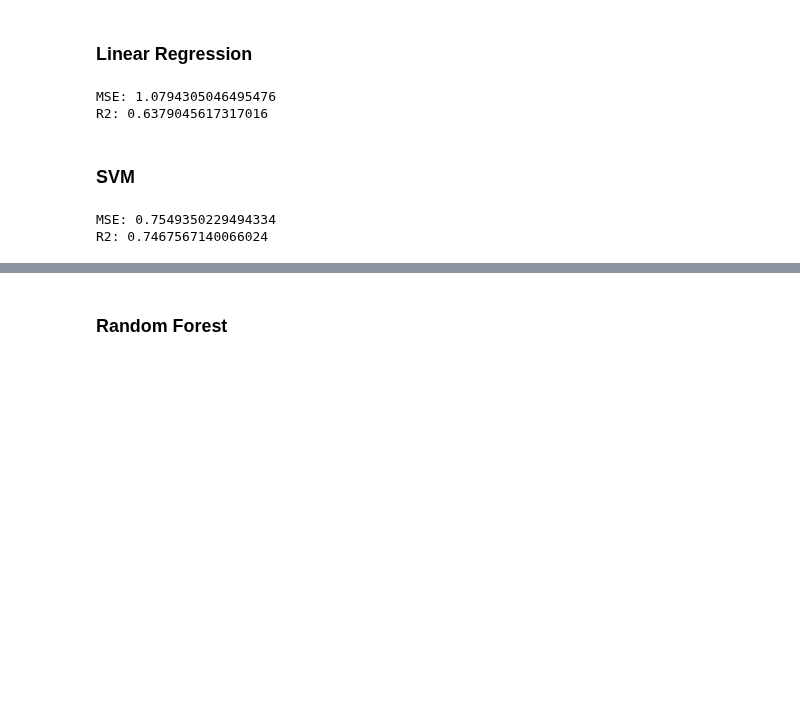
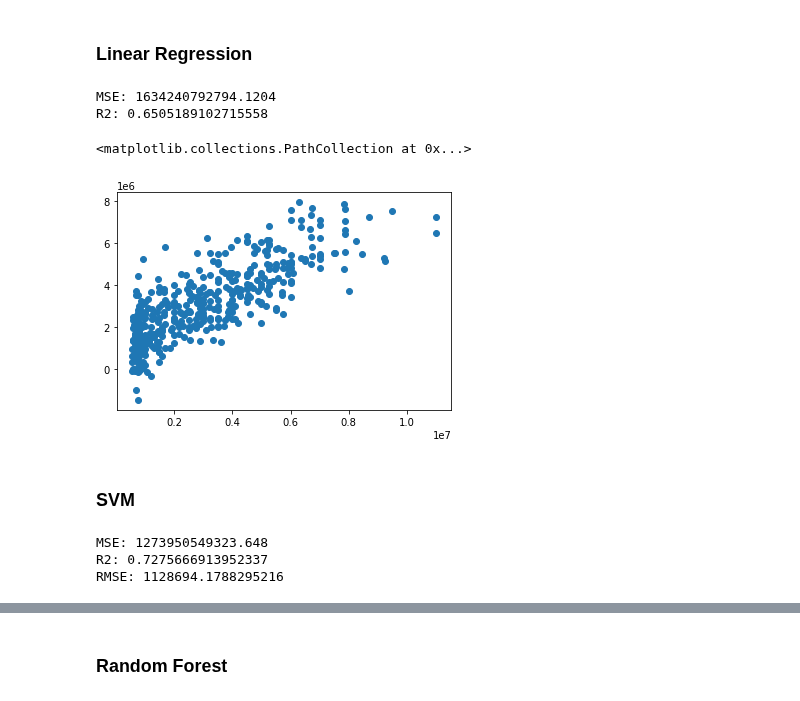
Before and after one commit to lukekerwin/DS-320_Project, a Jupyter notebook: Machine Learning/ML.ipynb, the cells around one changed output, grey strips where cells are left out. Saved outputs shown, nothing was run; the diff lists cells and outputs as text; code cells hidden in the pictures; blank space fills up the shorter version.

```diff
--- a/Machine Learning/ML.ipynb
+++ b/Machine Learning/ML.ipynb
@@ -72,6 +96,6 @@ memory usage: 380.1+ KB
 # %%
 # Remove useless variables
-df = df.drop(columns=(['Rk', 'Player']))
+df = df.drop(columns=(['Rk', 'Player', 'Total Value', 'Term']))
 
 # y = df.Term
 # %% [markdown]
@@ -195,8 +219,8 @@ Train all prevalence(n = 2128):2.379
 # %%
-X_train = df_train.drop('Term', axis=1)
-y_train = df_train['Term']
-X_val = df_valid.drop('Term', axis=1)
-y_val = df_valid['Term']
+X_train = df_train.drop('AAV', axis=1)
+y_train = df_train['AAV']
+X_val = df_valid.drop('AAV', axis=1)
+y_val = df_valid['AAV']
 # %%
 from sklearn.preprocessing import StandardScaler
 
@@ -221,8 +245,13 @@ lr_r2 = r2_score(y_val, y_pred)
 print(f'MSE: {lr_mse}')
 print(f'R2: {lr_r2}')
 # %% [output]
-MSE: 1.0794305046495476
-R2: 0.6379045617317016
+MSE: 1634240792794.1204
+R2: 0.6505189102715558
+# %%
+plt.scatter(y_val, y_pred)
+# %% [output]
+<matplotlib.collections.PathCollection at 0x...>
+[figure, added]
 # %% [markdown]
 ### SVM
 # %%
@@ -238,6 +267,8 @@ svr_r2 = r2_score(y_val, y_pred)
 
 print(f'MSE: {svr_mse}')
 print(f'R2: {svr_r2}')
+print(f'RMSE: {np.sqrt(svr_mse)}')
 # %% [output]
-MSE: 0.7549350229494334
-R2: 0.7467567140066024
+MSE: 1273950549323.648
+R2: 0.7275666913952337
+RMSE: 1128694.1788295216
```
Also changed, not shown: parts of 35 cells of this notebook.
